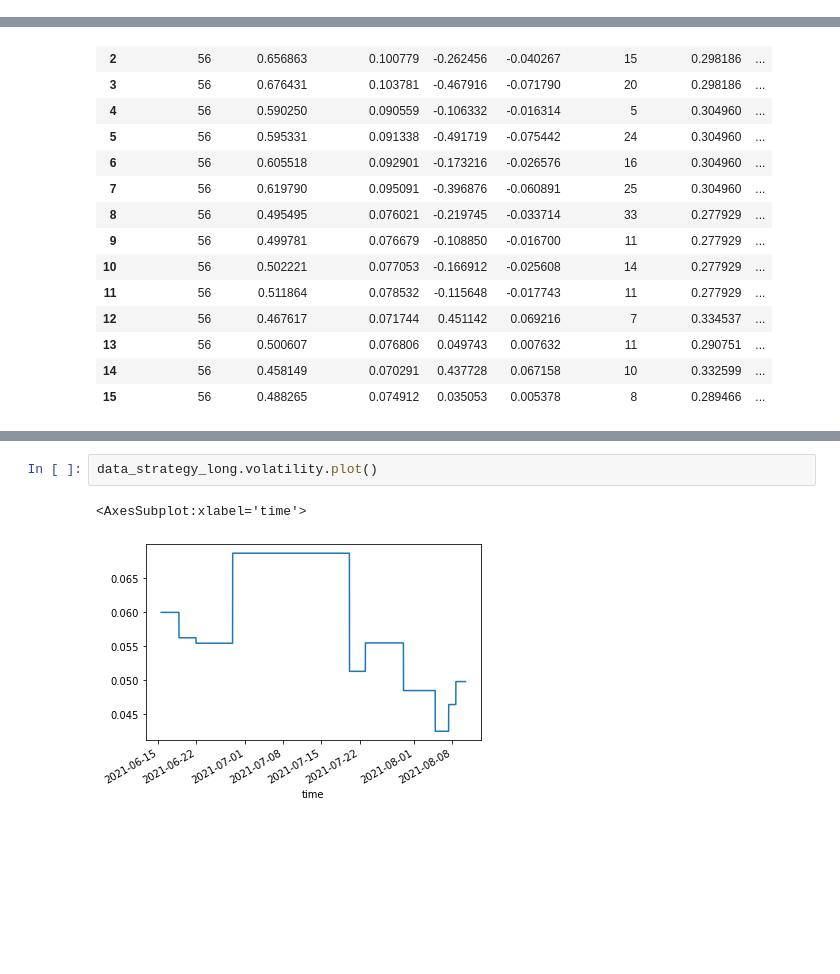
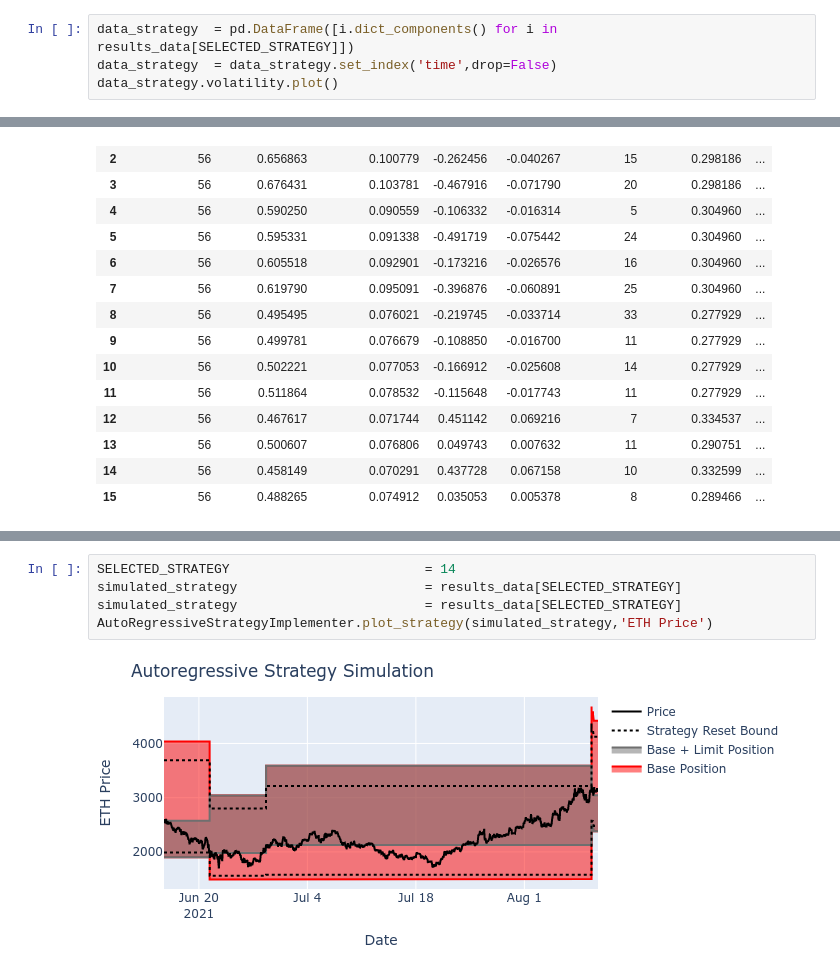
Before and after one commit to ricardgardella/active-strategy-framework, a Jupyter notebook: AutoRegressiveStrategy.ipynb, the cells around one changed output, grey strips where cells are left out. Drawn from its saved outputs; the diff is of its cells as text; blank space fills up the shorter version.

```diff
--- a/AutoRegressiveStrategy.ipynb
+++ b/AutoRegressiveStrategy.ipynb
@@ -580,0 +365,4 @@ data_strategy_long.volatility.plot()
+# %%
+data_strategy  = pd.DataFrame([i.dict_components() for i in results_data[SELECTED_STRATEGY]])
+data_strategy  = data_strategy.set_index('time',drop=False)
+data_strategy.volatility.plot()
@@ -750,5 +453,7 @@ fig_strategy.show(renderer="png")
-# %%
-data_strategy_long.volatility.plot()
-# %% [output]
-<AxesSubplot:xlabel='time'>
-[figure, removed]
+# %%
+SELECTED_STRATEGY                         = 14
+simulated_strategy                        = results_data[SELECTED_STRATEGY]
+simulated_strategy                        = results_data[SELECTED_STRATEGY]
+AutoRegressiveStrategyImplementer.plot_strategy(simulated_strategy,'ETH Price')
+# %% [output]
+[figure, added]
```
Also changed, not shown: parts of 15 cells of this notebook, 6 other files.
